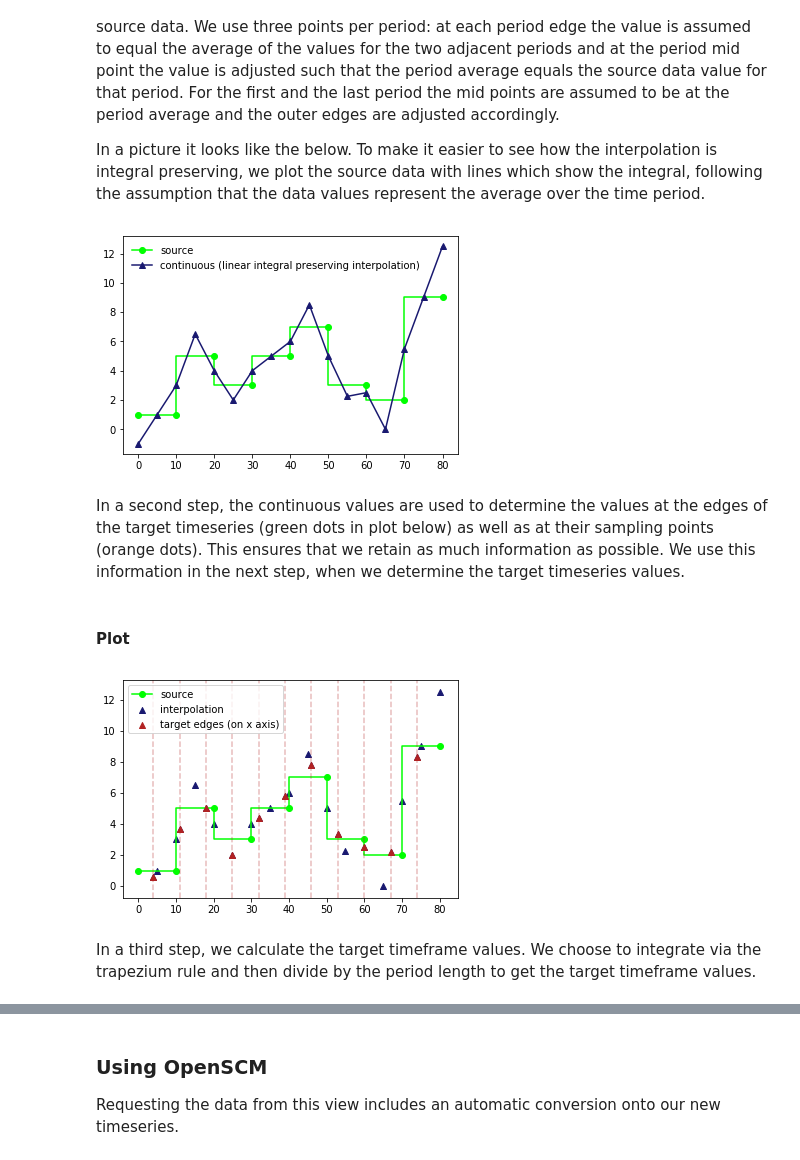
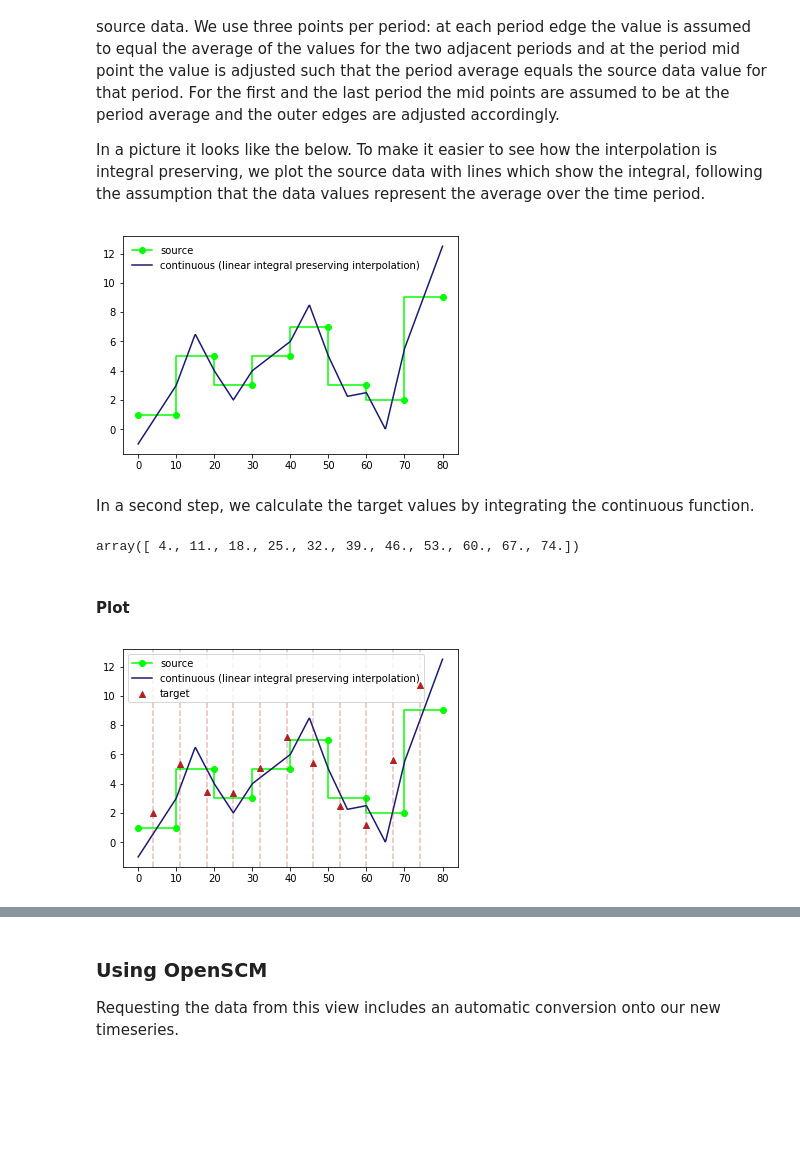
Before and after one commit to openscm/openscm, a Jupyter notebook: notebooks/timeseries.ipynb, the cells around one changed output, grey strips where cells are left out. Cells and saved outputs as stored; diff of their text form; code cells hidden in the pictures; blank space fills up the shorter version.

```diff
--- a/notebooks/timeseries.ipynb
+++ b/notebooks/timeseries.ipynb
@@ -61,12 +61,13 @@ To start with, we set our source data.
 If your data is periodic, all we need to do to specify our timeseries is to provide the start time and period length of the time axis.
 # %%
 source_values = np.array([1, 5, 3, 5, 7, 3, 2, 9])
+source_period_length = 10
 source_view = paras.get_writable_timeseries_view(
     ("Emissions", "CO2"),
     ("World",),
     "GtC / yr",
     start_time=0,
-    period_length=10,
+    period_length=source_period_length,
 )
 source_view.set_series(source_values)
 # %% [markdown]
@@ -97,12 +98,13 @@ ax.legend(frameon=False);
 
 Next we set our target, using one of OpenSCM's `ParameterView`'s.
 # %%
+target_period_length = 7
 target_view = paras.get_timeseries_view(
     ("Emissions", "CO2"),
     ("World",),
     "GtC / yr",
     start_time=4,
-    period_length=7,
+    period_length=target_period_length,
 )
 target_times = target_view._timeseries_converter._target.get_points(
     len(target_view.get_series())
@@ -118,7 +120,7 @@ def plot_timeframe(ax, values, timeframe, **kwargs):
     ax.step(timeframe.get_points(len(values) + 1), np.concatenate(([values[0]], values)), **kwargs)
 # %%
 # TODO: make this sane(?)
-linearised_points, linearised_values = timeseries._calc_linearization(
+continuous = timeseries._calc_continuous(
     source_view.get_series(),
     source_view._timeseries_converter._source
 )
@@ -131,15 +133,18 @@ plot_timeframe(
     marker=MARKER_1,
     color=COLOUR_1,
 )
+plt_times = np.linspace(
+    source_times[0],
+    source_times[-1] + source_period_length,
+    500
+)
 ax.plot(
-    linearised_points,
-    linearised_values,
+    plt_times,
+    continuous(plt_times),
     label="continuous (linear integral preserving interpolation)",
-    marker=MARKER_2,
+    marker=None,
     color=COLOUR_2,
 )
 ax.legend(frameon=False);
 # %% [output]
-[figure, old version]
+[figure, new version]
-# %% [markdown]
-In a second step, the continuous values are used to determine the values at the edges of the target timeseries (green dots in plot below) as well as at their sampling points (orange dots). This ensures that we retain as much information as possible. We use this information in the next step, when we determine the target timeseries values.
@@ -155,34 +151,52 @@ interpolation_values = np.interp(
+# %% [markdown]
+In a second step, we calculate the target values by integrating the continuous function.
+# %%
+target_times = target_view._timeseries_converter._target.get_points(
+    len(target_view.get_series())
+)
+interval_times = np.concatenate([target_times, [target_times[-1] + target_period_length]])
+interval_averages = timeseries._calc_interval_averages_from_func(
+    continuous,
+    interval_times
+)
+# %%
+target_times
+# %% [output]
+array([ 4., 11., 18., 25., 32., 39., 46., 53., 60., 67., 74.])
 # %% [markdown]
 #### Plot
 # %%
 ax = plt.figure().add_subplot(111)
 plot_timeframe(
     ax,
     source_view.get_series(),
-    source_view._timeframe_converter._source,
+    source_view._timeseries_converter._source,
     label="source",
     marker=MARKER_1,
     color=COLOUR_1,
 )
-ax.scatter(
-    interpolation.points,
-    interpolation_values,
-    label="interpolation",
-    marker=MARKER_2,
-    color=COLOUR_2
+plt_times = np.linspace(
+    source_times[0],
+    source_times[-1] + source_period_length,
+    500
+)
+ax.plot(
+    plt_times,
+    continuous(plt_times),
+    label="continuous (linear integral preserving interpolation)",
+    marker=None,
+    color=COLOUR_2,
 )
 ax.scatter(
-    interpolation.points[interpolation.target_indices],
-    interpolation_values[interpolation.target_indices],
+    target_times,
+    interval_averages,
     color=COLOUR_3,
     marker=MARKER_2,
     zorder=10,
-    label="target edges (on x axis)"
+    label="target"
 )
-for x in interpolation.points[interpolation.target_indices]:
+for x in target_times:
     ax.axvline(x=x, color=COLOUR_3, alpha=0.3, ls="--")
 ax.legend();
 # %% [output]
-[figure, old version]
+[figure, new version]
-# %% [markdown]
-In a third step, we calculate the target timeframe values. We choose to integrate via the trapezium rule and then divide by the period length to get the target timeframe values.
```
Also changed, not shown: parts of 8 cells of this notebook, 1 other file.
